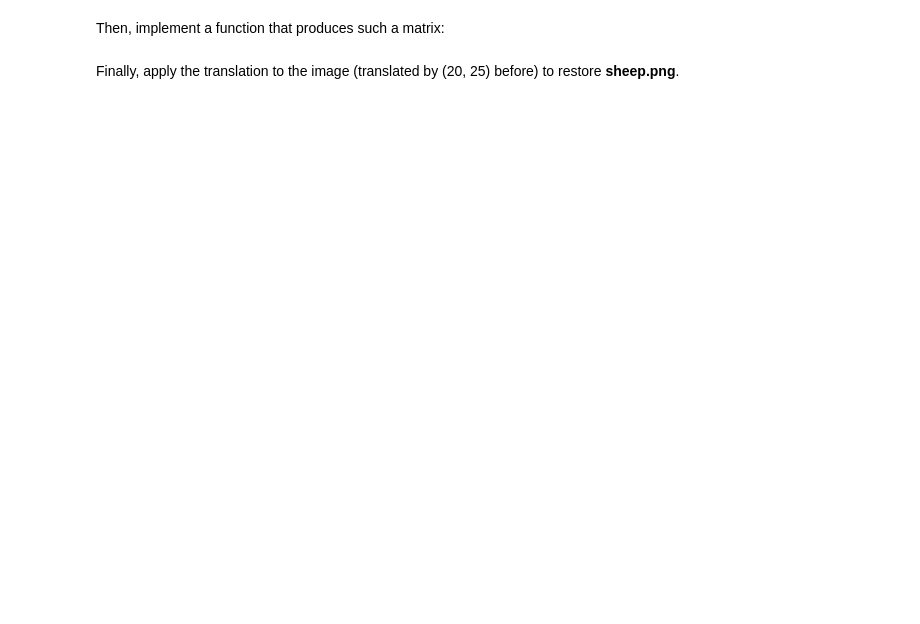
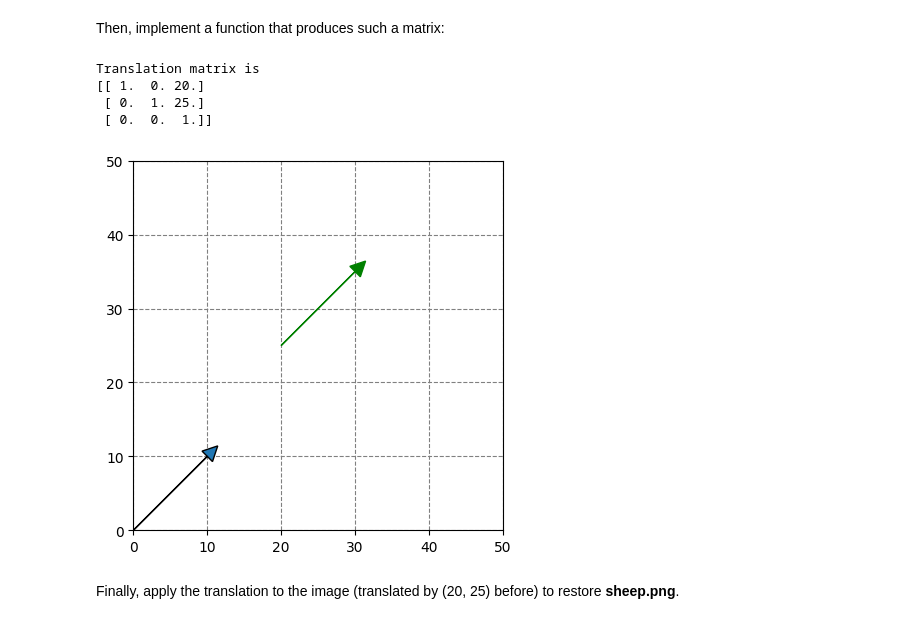
Before and after one commit to MariiaHamanuk/Lalab1, a Jupyter notebook: LA_Lab_1_template_2026.ipynb, the cells around one changed output. Drawn from its saved outputs; the diff is of its cells as text; code cells hidden in the pictures; blank space fills up the shorter version.

```diff
--- a/LA_Lab_1_template_2026.ipynb
+++ b/LA_Lab_1_template_2026.ipynb
@@ -254,34 +274,49 @@ Then, implement a function that produces such a matrix:
 # %%
 ##### YOUR CODE STARTS #####
 def get_translation_matrix(translation_factor_x, translation_factor_y):
-  return ...
+  return np.array([
+      [1, 0, translation_factor_x],
+      [0, 1, translation_factor_y],
+      [0, 0, 1]
+  ], dtype=np.float32)
 
-M4 = ...
+M4 = get_translation_matrix(20, 25)
 ##### YOUR CODE ENDS #####
 print("Translation matrix is")
 print(M4)
+# %% [output]
+Translation matrix is
+[[ 1.  0. 20.]
+ [ 0.  1. 25.]
+ [ 0.  0.  1.]]
 # %%
 # Apply translation to the vector A1B1 to achieve vector A2B2
 
 ##### YOUR CODE STARTS #####
 A1 = np.array([0, 0])
 B1 = np.array([10, 10])
-A2 = ...
-B2 = ...
+
+A1_h = np.array([A1[0], A1[1], 1], dtype=np.float32)
+B1_h = np.array([B1[0], B1[1], 1], dtype=np.float32)
+
+A2 = (M4 @ A1_h)[:2]
+B2 = (M4 @ B1_h)[:2]
 ##### YOUR CODE ENDS #####
 
 ax = plt.axes()
 
 ax.arrow(A1[0], A1[1], B1[0], B1[1], head_width=2, head_length=2)
 ax.arrow(A2[0], A2[1], B2[0]-A2[0], B2[1]-A2[1], head_width=2, head_length=2, color='green')
 plt.ylim(0,50)
 plt.xlim(0,50)
 
 ax.set_axisbelow(True)
 plt.grid(color='gray', linestyle='dashed')
 plt.gca().set_aspect('equal', adjustable='box')
 
 plt.show()
+# %% [output]
+[figure, added]
 # %% [markdown]
 Finally, apply the translation to the image (translated by (20, 25) before) to restore **sheep.png**.
 # %%
```
Also changed, not shown: parts of 22 cells of this notebook.
